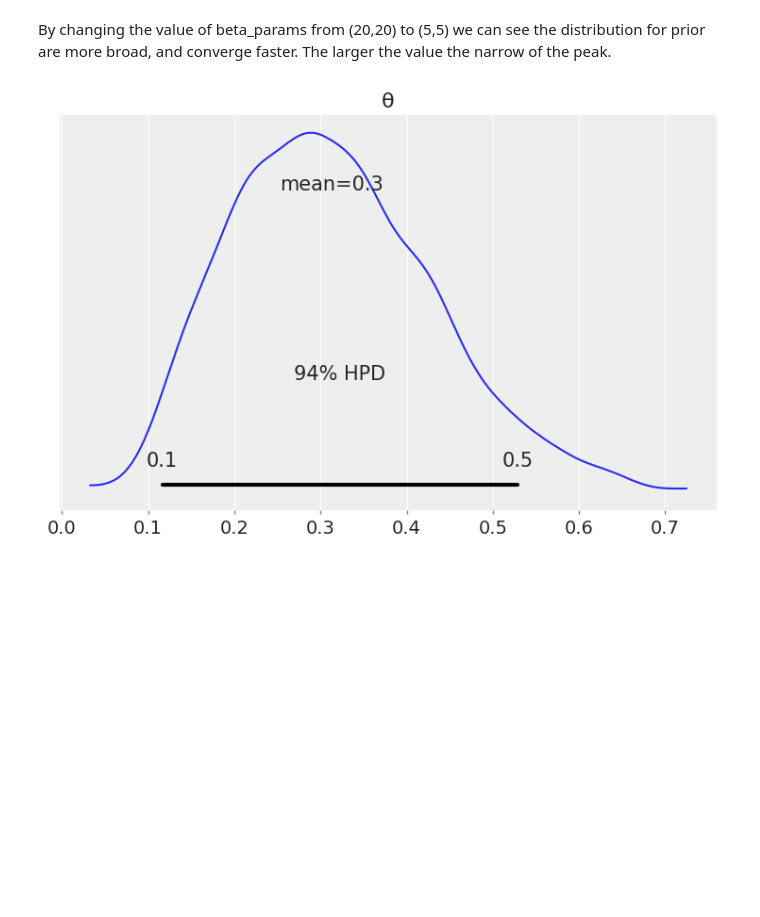
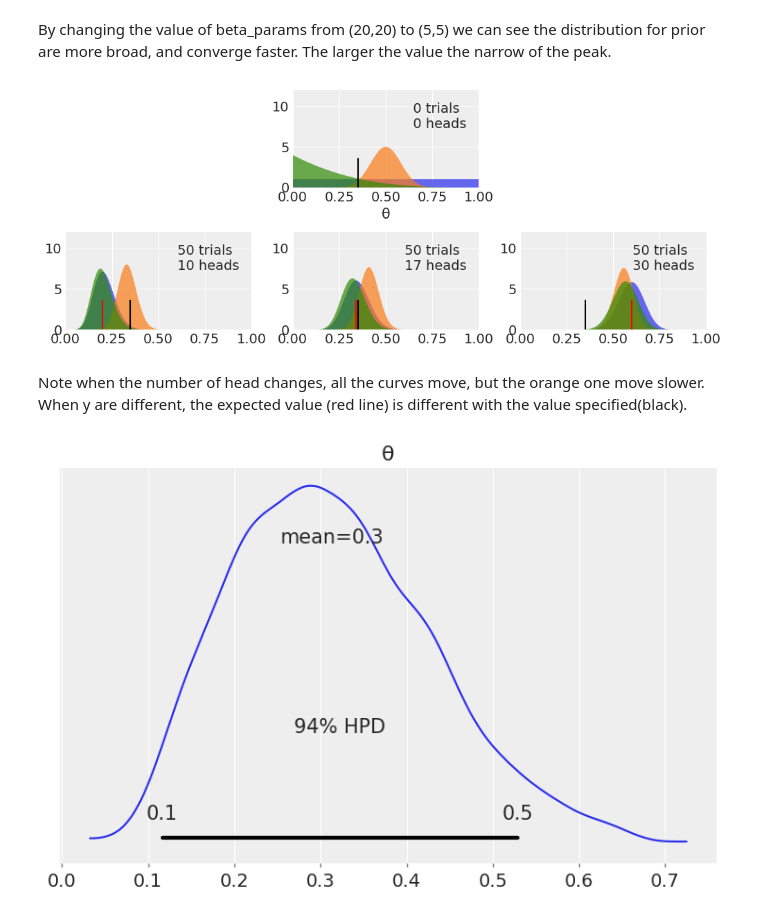
Before and after one commit to kiwiriver/BAP, a Jupyter notebook: code/Chp1/01 Thinking Probabilistically.ipynb, the cells around one changed output. Saved outputs shown, nothing was run; the diff lists cells and outputs as text; code cells hidden in the pictures; blank space fills up the shorter version.

```diff
--- a/code/Chp1/01 Thinking Probabilistically.ipynb
+++ b/code/Chp1/01 Thinking Probabilistically.ipynb
@@ -166,6 +167,52 @@ plt.axvline? #Add a vertical line across the axes.
 # %% [markdown]
 By changing the value of beta_params from (20,20) to (5,5) we can see the distribution for prior
 are more broad, and converge faster. The larger the value the narrow of the peak.
+# %%
+#testing the case with the same N, but different y
+#the results may not agree with the real from experiments
+plt.figure(figsize=(10,4))
+
+n_trials = [0,50,50,50]
+data = [0,10,17,30]
+theta_real = 0.35
+
+beta_params = [(1, 1), (20, 20), (1, 4)]
+dist = stats.beta
+x = np.linspace(0, 1, 200)
+
+N=n_trials
+
+for idx, N in enumerate(n_trials):
+
+    if idx == 0:
+        plt.subplot(2, 3, 2)
+        plt.xlabel('θ')
+    else:
+        plt.subplot(2, 3, idx+3)
+        #plt.xticks([])
+    y=data[idx]
+
+    for (a_prior, b_prior) in beta_params:
+        p_theta_given_y = dist.pdf(x, a_prior + y, b_prior + N - y)
+        #a and b are the prior, N is the total trials, and y is the number of heads
+        plt.fill_between(x, 0, p_theta_given_y, alpha=0.7)
+
+    plt.axvline(theta_real, ymax=0.3, color='k')
+
+    if(N>0):
+        plt.axvline(y/N, ymax=0.3, color='r')
+    plt.plot(0, 0, label=f'{N:4d} trials\n{y:4d} heads', alpha=0)
+    plt.xlim(0, 1)
+    plt.ylim(0, 12)
+    plt.legend()
+    #plt.yticks([])
+plt.tight_layout()
+plt.savefig('B11197_01_05_y.png', dpi=300)
+# %% [output]
+[figure, added]
+# %% [markdown]
+Note when the number of head changes, all the curves move, but the orange one move slower.
+When y are different, the expected value (red line) is different with the value specified(black).
 # %%
 np.random.seed(1)
 az.plot_posterior({'θ':stats.beta.rvs(5, 11, size=1000)})
```
Also changed, not shown: parts of 1 cell of this notebook, 1 other file.
